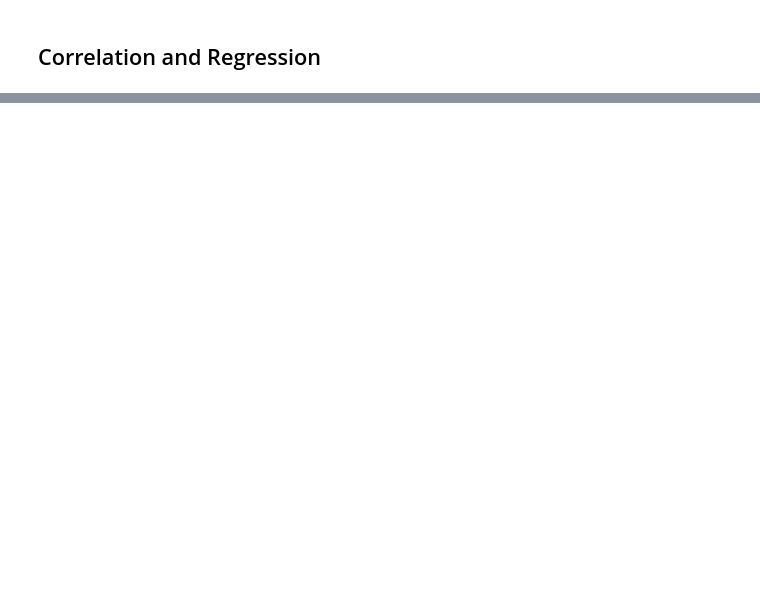
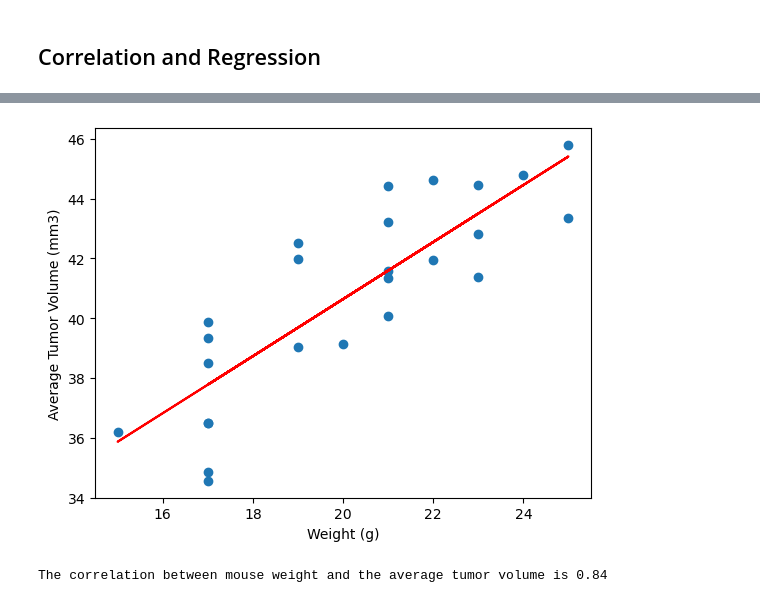
Before and after one commit to hhodek/DataVisChallenge, a Jupyter notebook: Pymaceuticals/pymaceuticals_starter.ipynb, the cells around one changed output, grey strips where cells are left out. Drawn from its saved outputs; the diff is of its cells as text; code cells hidden in the pictures; blank space fills up the shorter version.

```diff
--- a/Pymaceuticals/pymaceuticals_starter.ipynb
+++ b/Pymaceuticals/pymaceuticals_starter.ipynb
@@ -316,0 +296,19 @@ The correlation between mouse weight and the average tumor volume is 0.84
+# %%
+# Calculate the correlation coefficient and a linear regression model
+# for mouse weight and average observed tumor volume for the entire Capomulin regimen
+mouse_weights = capomulin.groupby("Mouse ID")["Weight (g)"].mean()
+avg_tumor_volume = capomulin.groupby('Mouse ID')['Tumor Volume (mm3)'].mean()
+
+correlation = round((mouse_weights.corr(avg_tumor_volume)),2)
+pe_slope, pe_int, pe_r, pe_p, pe_std_err = stats.linregress(mouse_weights, avg_tumor_volume)
+line = pe_slope * mouse_weights + pe_int
+
+plt.scatter(mouse_weights, avg_tumor_volume)
+plt.plot(mouse_weights,line, color = "red")
+plt.xlabel("Weight (g)")
+plt.ylabel("Average Tumor Volume (mm3)")
+plt.show()
+print(f"The correlation between mouse weight and the average tumor volume is {correlation}")
+# %% [output]
+[figure, added]
+The correlation between mouse weight and the average tumor volume is 0.84
```
Also changed, not shown: parts of 10 cells of this notebook, 1 other file.
